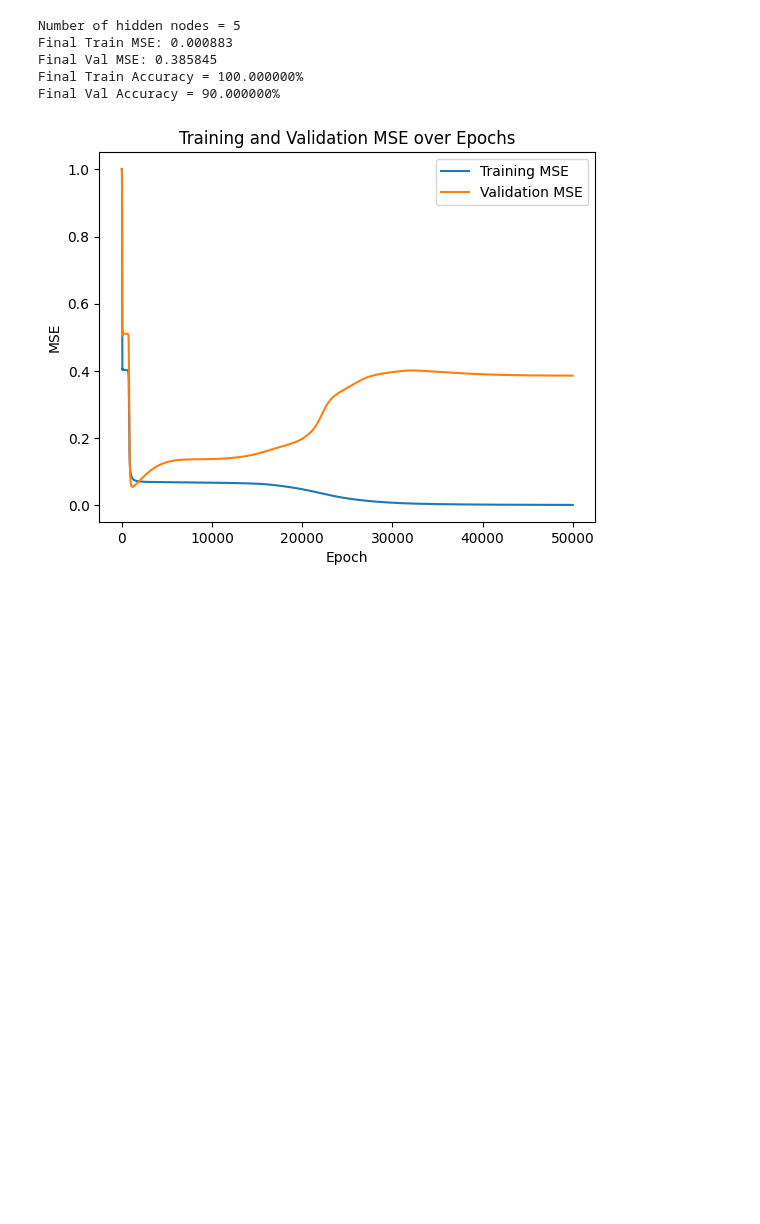
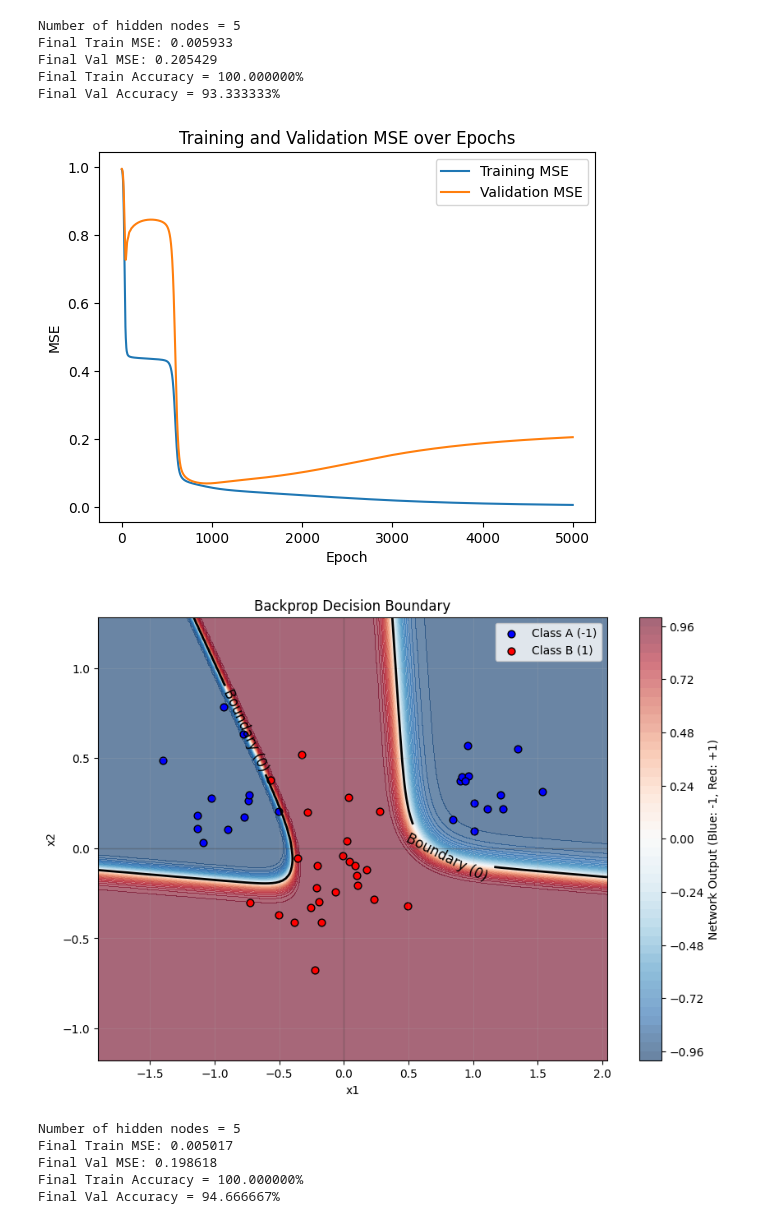
Before and after one commit to OlleThomsen/annda_lab_1b, a Jupyter notebook: assignment_part1.ipynb, the cells around one changed output. Cells and saved outputs as stored; diff of their text form; code cells hidden in the pictures; blank space fills up the shorter version.

```diff
--- a/assignment_part1.ipynb
+++ b/assignment_part1.ipynb
@@ -180,6 +296,6 @@ class BackPropagation:
 # %%
 for n in range(1, 15):
-  nn = BackPropagation(n_input=2, n_hidden=n, n_output=1, eta=0.1, alpha=0.9)
+  nn = BackPropagation(n_input=2, n_hidden=n, n_output=1, eta=0.05, alpha=0.9)
   nn.train(X, T_delta, epochs=5000)
 # %% [output]
 number of hidden nodes = 1
@@ -246,21 +362,41 @@ def apply_sampling_scenario(X, T_delta, scenario):
     return X_train, T_train, X_val, T_val
 # %%
 X_train, T_train, X_val, T_val = apply_sampling_scenario(X, T_delta, scenario=1)
-nn = BackPropagation(n_input=2, n_hidden=5, n_output=1, eta=0.05, alpha=0.9)
-history = nn.train_with_validation(X_train, T_train, X_val, T_val, epochs=50000)
+nn1 = BackPropagation(n_input=2, n_hidden=5, n_output=1, eta=0.05, alpha=0.9)
+batch_history = nn1.batch_train(X_train, T_train, X_val, T_val, epochs=5000)
 
 plt.figure()
-plt.plot(history['mse_train'], label='Training MSE')
-plt.plot(history['mse_val'], label='Validation MSE')
+plt.plot(batch_history['mse_train'], label='Training MSE')
+plt.plot(batch_history['mse_val'], label='Validation MSE')
 plt.xlabel('Epoch')
 plt.ylabel('MSE')
 plt.title('Training and Validation MSE over Epochs')
 plt.legend()
 plt.show()
+nn1.plot_decision_boundary(X_train, T_train)
+
+nn2 = BackPropagation(n_input=2, n_hidden=5, n_output=1, eta=0.05, alpha=0.9)
+sequential_history = nn2.sequential_train(X_train, T_train, X_val, T_val, epochs=5000)
+
+plt.figure()
+plt.plot(sequential_history['mse_train'], label='Training MSE')
+plt.plot(sequential_history['mse_val'], label='Validation MSE')
+plt.xlabel('Epoch')
+plt.ylabel('MSE')
+plt.title('Training and Validation MSE over Epochs')
+plt.legend()
+plt.show()
+nn2.plot_decision_boundary(X_train, T_train)
 # %% [output]
 Number of hidden nodes = 5
-Final Train MSE: 0.000883
-Final Val MSE: 0.385845
+Final Train MSE: 0.005933
+Final Val MSE: 0.205429
 Final Train Accuracy = 100.000000%
-Final Val Accuracy = 90.000000%
+Final Val Accuracy = 93.333333%
-[figure, old version]
+[figure, new version]
+[figure, added]
+Number of hidden nodes = 5
+Final Train MSE: 0.005017
+Final Val MSE: 0.198618
+Final Train Accuracy = 100.000000%
+Final Val Accuracy = 94.666667%
```
Also changed, not shown: parts of 13 cells of this notebook.
